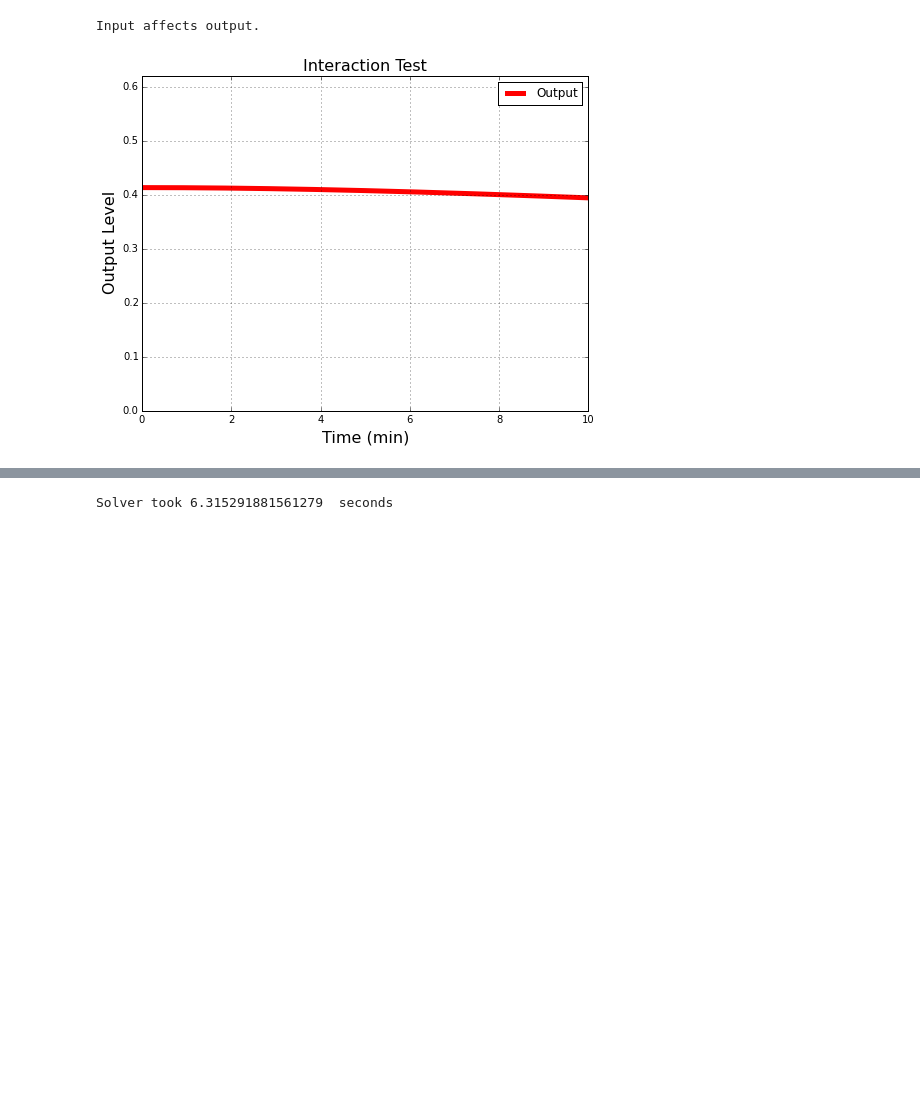
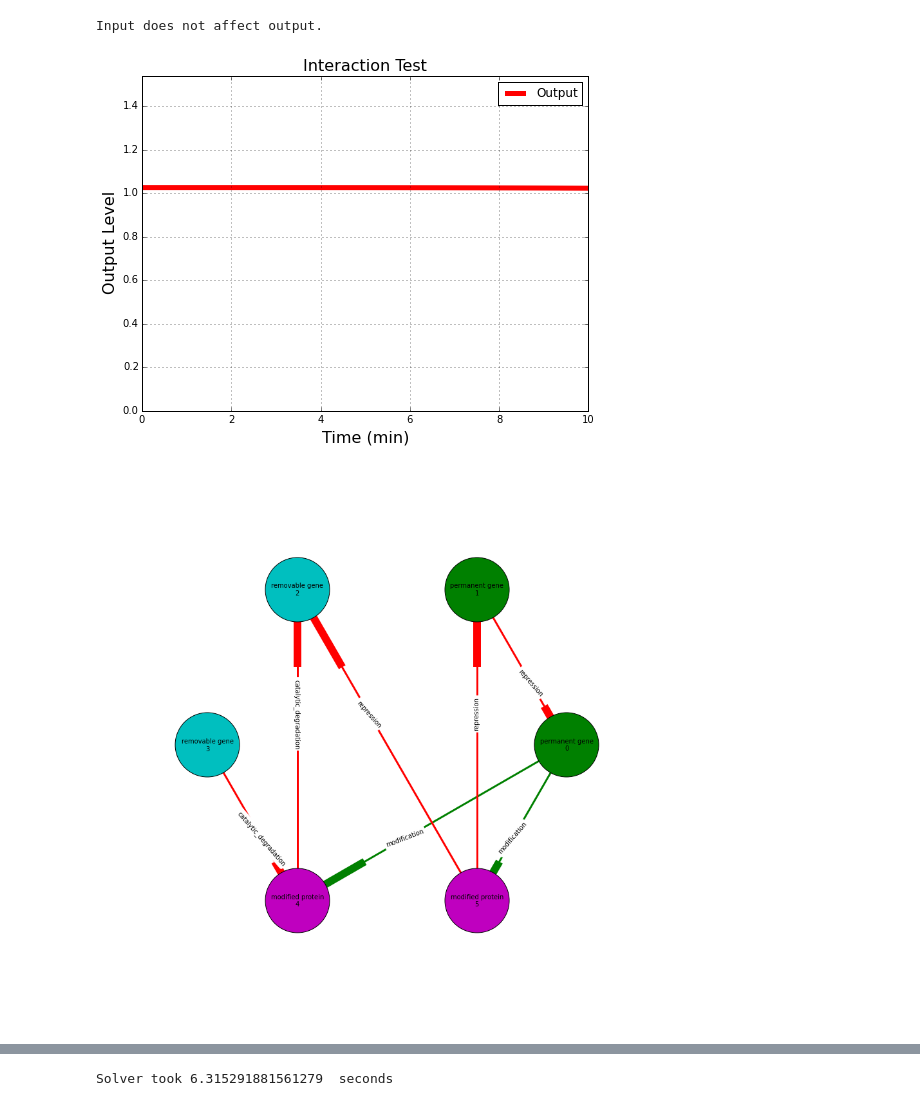
Before and after one commit to sbernasek/evolution_of_grn, a Jupyter notebook: single_cell_simulations.ipynb, the cells around one changed output, grey strips where cells are left out. Drawn from its saved outputs; the diff is of its cells as text; code cells hidden in the pictures; blank space fills up the shorter version.

```diff
--- a/single_cell_simulations.ipynb
+++ b/single_cell_simulations.ipynb
@@ -11,21 +8,24 @@ The autoreload extension is already loaded. To reload it, use:
 # %%
 # sequentially mutate cell
 cell = Cell(1, permanent_genes=2)
-for _ in range(0, 10):
-    _, cell = cell.divide(2)
+for _ in range(0, 5):
+    _, cell = cell.divide(5)
 
 # define input and output nodes
 input_node = 2
 output_node = 1
 
 # run cell interaction check
 steady_states = cell.get_steady_states(input_node=input_node, input_magnitude=1)
 connected = cell.interaction_check_numerical(input_node=input_node, output_node=output_node, steady_states=steady_states, plot=True)
 
 if connected:
     print('Input affects output.')
 else:
     print('Input does not affect output.')
+
+cell.show_topology()
 # %% [output]
-Input affects output.
+Input does not affect output.
-[figure, old version]
+[figure, new version]
+[figure, added]
```
Also changed, not shown: parts of 4 cells of this notebook, 11 other files.
